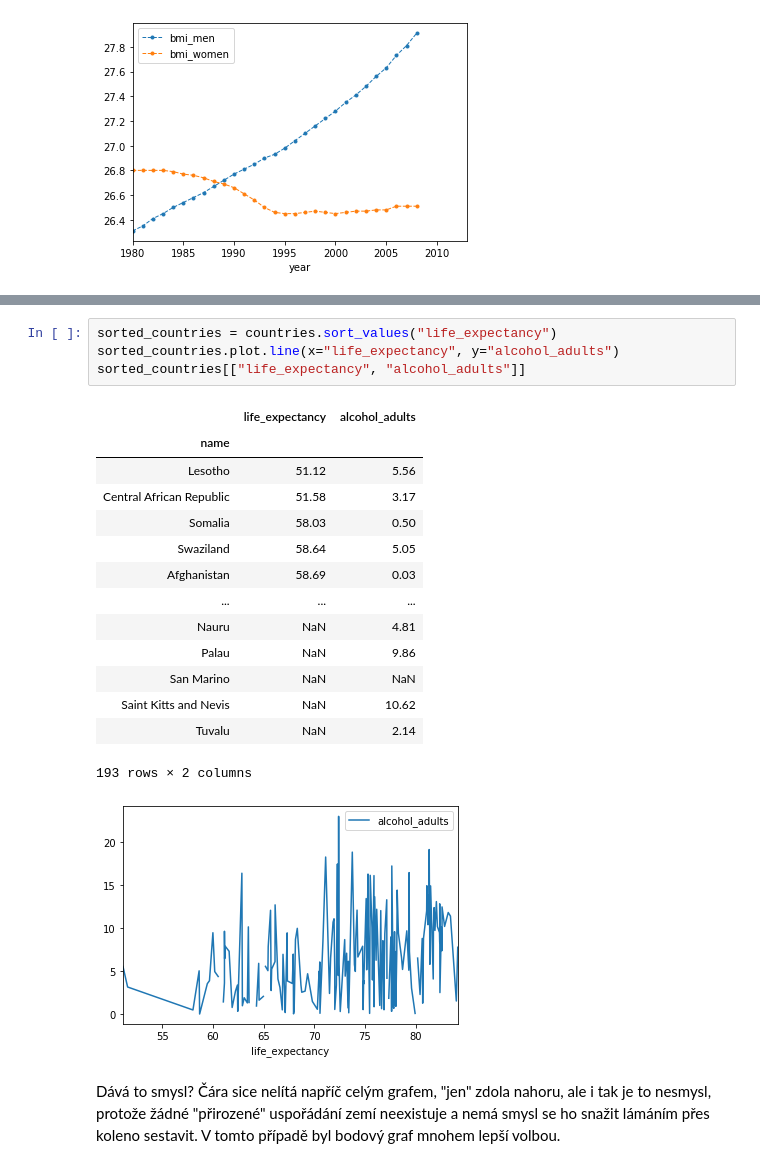
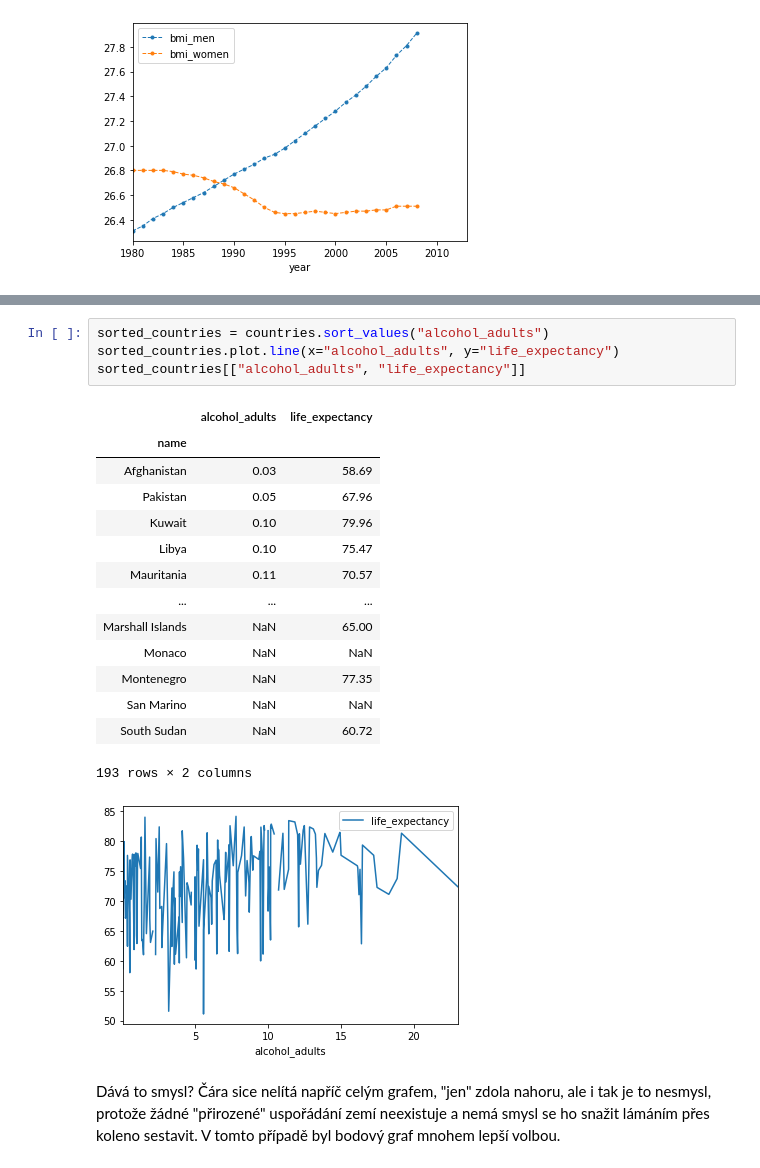
Before and after one commit to nappex/naucse.python.cz, a Jupyter notebook: lessons/pydata/visualization_basics/index.ipynb, the cells around one changed output, grey strips where cells are left out. Cells and saved outputs as stored; diff of their text form.

```diff
--- a/lessons/pydata/visualization_basics/index.ipynb
+++ b/lessons/pydata/visualization_basics/index.ipynb
@@ -255,23 +241,23 @@ Dostali jsme čáranici, ze které nelze vyčíst vůbec nic. Můžeš namítnou
 # %%
-sorted_countries = countries.sort_values("life_expectancy")
-sorted_countries.plot.line(x="life_expectancy", y="alcohol_adults")
-sorted_countries[["life_expectancy", "alcohol_adults"]]
+sorted_countries = countries.sort_values("alcohol_adults")
+sorted_countries.plot.line(x="alcohol_adults", y="life_expectancy")
+sorted_countries[["alcohol_adults", "life_expectancy"]]
 # %% [output]
-|  | life_expectancy | alcohol_adults |
+|  | alcohol_adults | life_expectancy |
 | name |  |  |
-| Lesotho | 51.12 | 5.56 |
-| Central African Republic | 51.58 | 3.17 |
-| Somalia | 58.03 | 0.50 |
-| Swaziland | 58.64 | 5.05 |
-| Afghanistan | 58.69 | 0.03 |
+| Afghanistan | 0.03 | 58.69 |
+| Pakistan | 0.05 | 67.96 |
+| Kuwait | 0.10 | 79.96 |
+| Libya | 0.10 | 75.47 |
+| Mauritania | 0.11 | 70.57 |
 | ... | ... | ... |
-| Nauru | NaN | 4.81 |
-| Palau | NaN | 9.86 |
+| Marshall Islands | NaN | 65.00 |
+| Monaco | NaN | NaN |
+| Montenegro | NaN | 77.35 |
 | San Marino | NaN | NaN |
-| Saint Kitts and Nevis | NaN | 10.62 |
-| Tuvalu | NaN | 2.14 |
+| South Sudan | NaN | 60.72 |
 193 rows × 2 columns
-[figure, old version]
+[figure, new version]
 # %% [markdown]
 Dává to smysl? Čára sice nelítá napříč celým grafem, "jen" zdola nahoru, ale i tak je to nesmysl, protože žádné "přirozené" uspořádání zemí neexistuje a nemá smysl se ho snažit lámáním přes koleno sestavit. V tomto případě byl bodový graf mnohem lepší volbou.
 # %% [markdown]
```
Also changed, not shown: parts of 16 cells of this notebook.
